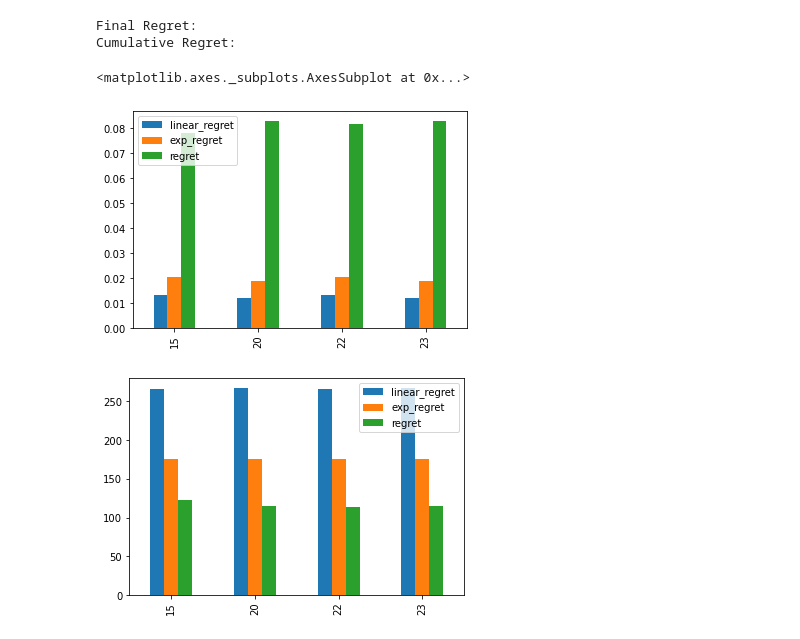
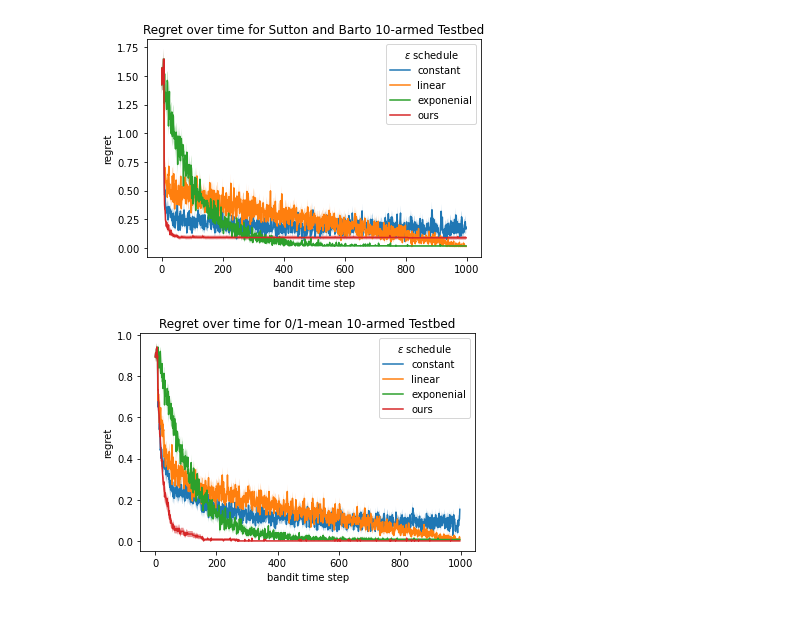
Before and after one commit to ethanabrooks/teacher-RL, a Jupyter notebook: notebooks/comparison.ipynb, the cells around one changed output. Cells and saved outputs as stored; diff of their text form; code cells hidden in the pictures.

```diff
--- a/notebooks/comparison.ipynb
+++ b/notebooks/comparison.ipynb
@@ -58,26 +74,14 @@ for n in ns:
-# %%
-import re
-from collections import defaultdict
-index = []
-cumulative = defaultdict(list)
-final = defaultdict(list)
-
-for n in ns:
-    index.append(n)
-    for key in ['linear_regret', 'exp_regret', 'regret']:
-        pattern = f'*/*/TeacherTrainer_{n}_*/{key}.npy'
-        path = next(Path('/home/jovyan/').glob(pattern))
-        array = np.load(str(path))
-        final[key].append(array[:, -1].mean())
-        cumulative[key].append(array.sum(1).mean())
-
-print('Final Regret:')
-pd.DataFrame(final, index=index).plot.bar()
-print('Cumulative Regret:')
-pd.DataFrame(cumulative, index=index).plot.bar()
-# %% [output]
-Final Regret:
-Cumulative Regret:
-<matplotlib.axes._subplots.AxesSubplot at 0x...>
-[figure, removed]
-[figure, removed]
+# %%
+for dataset in datasets:
+    for algo in algos:
+        path = next(Path('/home/jovyan/').glob(f'*/{dataset}/Teacher*/{algo}_regret.npy'))
+        plot(path, labels[algo])
+
+    plt.title(f'Regret over time for {dataset_name[dataset]}')
+    plt.legend(title='$\epsilon$ schedule')
+    plt.ylabel('regret')
+    plt.xlabel('bandit time step')
+    plt.show()
+# %% [output]
+[figure, added]
+[figure, added]
```
Also changed, not shown: parts of 3 cells of this notebook.
